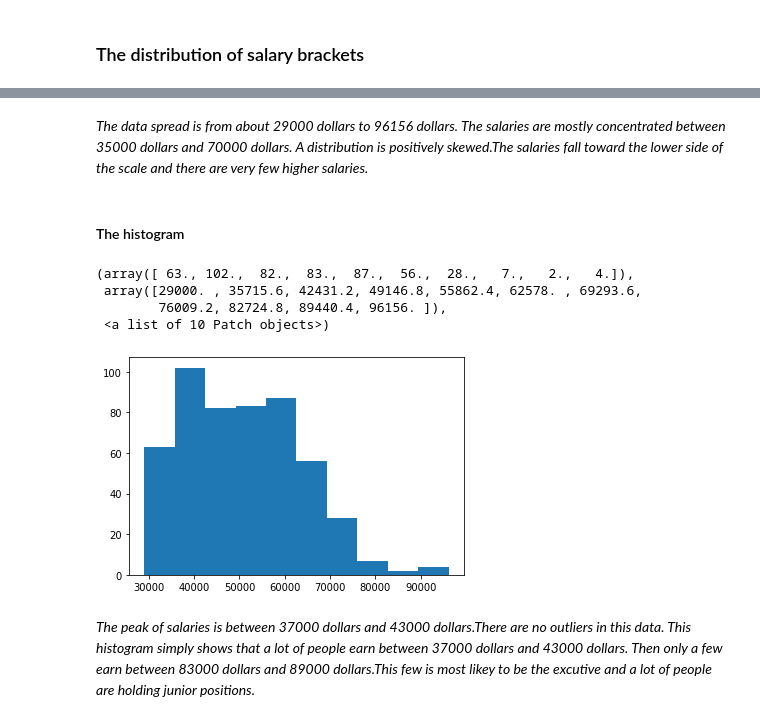
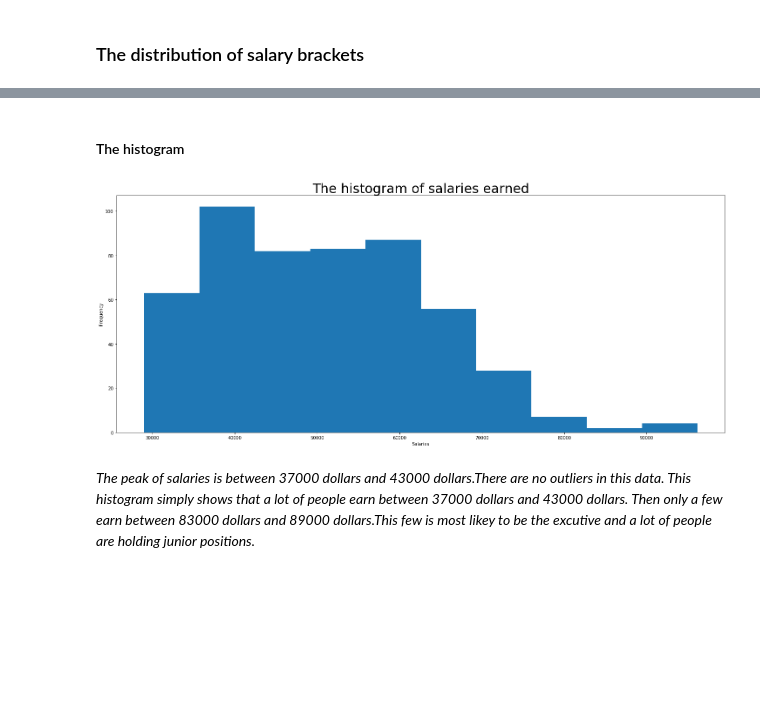
Before and after one commit to LeboSeribe/Salaries, a Jupyter notebook: predicting_salaries.ipynb, the cells around one changed output, grey strips where cells are left out. Cells and saved outputs as stored; diff of their text form; code cells hidden in the pictures; blank space fills up the shorter version.

```diff
--- a/predicting_salaries.ipynb
+++ b/predicting_salaries.ipynb
@@ -141,18 +137,14 @@ sns.distplot(salaries_data['salary'], kde=False, color='blue',rug=True)
-# %% [markdown]
-*The data spread is from about 29000 dollars to 96156 dollars.
-The salaries are mostly concentrated between 35000 dollars and 70000 dollars.
-A distribution is positively skewed.The salaries fall toward the lower
-side of the scale and there are very few higher salaries.*
 # %% [markdown]
 #### The histogram
-# %%
-plt.hist(salaries_data.salary)
-# %% [output]
-(array([ 63., 102.,  82.,  83.,  87.,  56.,  28.,   7.,   2.,   4.]),
- array([29000. , 35715.6, 42431.2, 49146.8, 55862.4, 62578. , 69293.6,
-        76009.2, 82724.8, 89440.4, 96156. ]),
- <a list of 10 Patch objects>)
-[figure, removed]
+# %%
+plt.figure(figsize=(25,10))
+plt.hist(salaries_data.salary)
+plt.title('The histogram of salaries earned',fontdict={'fontsize':30})
+plt.xlabel('Salaries')
+plt.ylabel('Frequency')
+plt.rcParams.update({'font.size': 22})
+# %% [output]
+[figure, added]
 # %% [markdown]
 *The peak of salaries is between 37000 dollars and 43000 dollars.There are no outliers in this data.
 This histogram simply shows that a lot of people earn between 37000 dollars and 43000 dollars.
```
Also changed, not shown: parts of 16 cells of this notebook.
